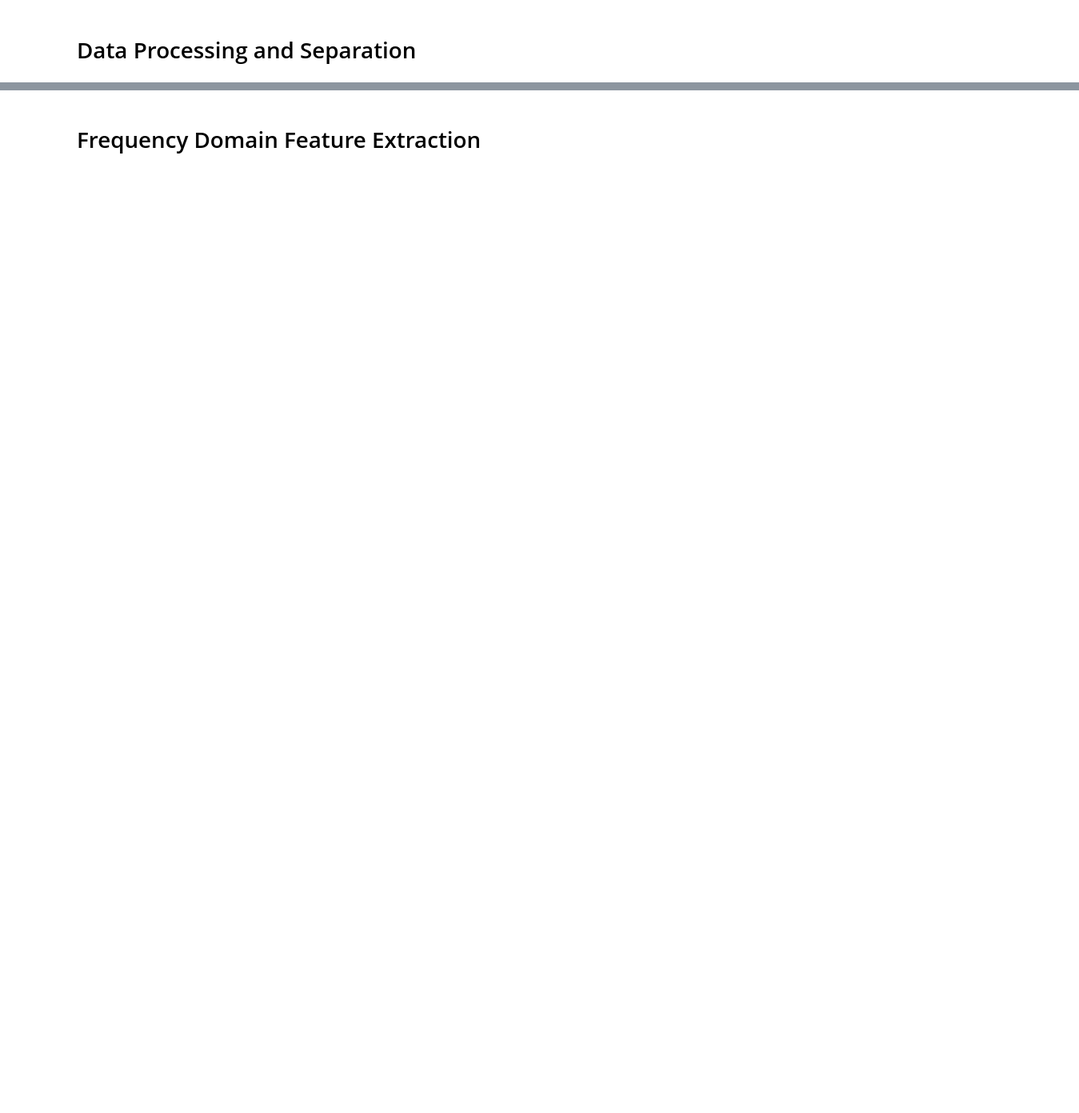
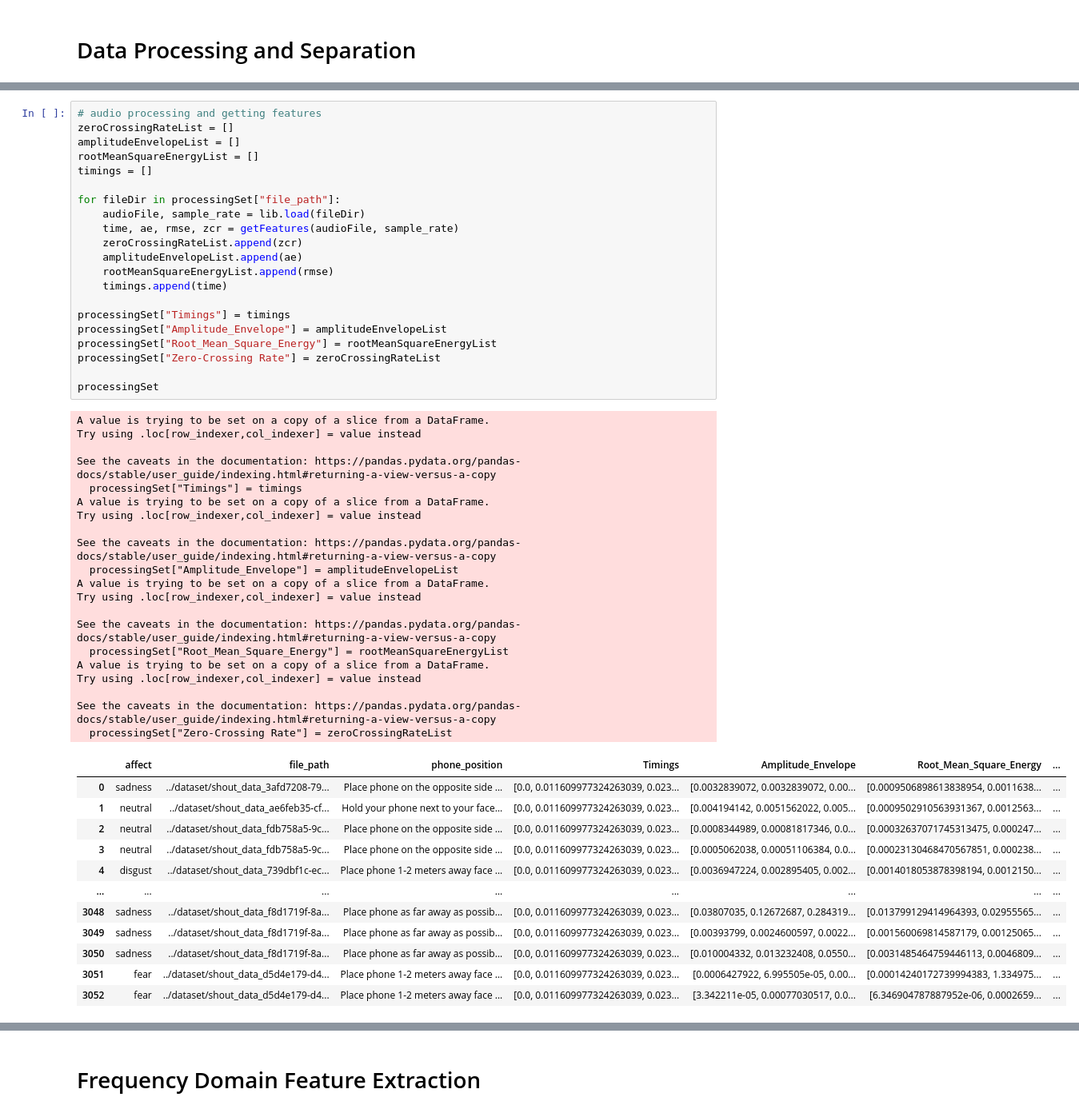
Before and after one commit to Andrew-JG-Ha/BERSt_Vocal_Emotion_Recognition, a Jupyter notebook: models/DataProcessing.ipynb, the cells around one changed output, grey strips where cells are left out. Shown at 80% size. Saved outputs shown, nothing was run; the diff lists cells and outputs as text; blank space fills up the shorter version.

```diff
--- a/models/DataProcessing.ipynb
+++ b/models/DataProcessing.ipynb
@@ -86,0 +156,54 @@ Time-domain features:
+# %%
+# audio processing and getting features
+zeroCrossingRateList = []
+amplitudeEnvelopeList = []
+rootMeanSquareEnergyList = []
+timings = []
+
+for fileDir in processingSet["file_path"]:
+    audioFile, sample_rate = lib.load(fileDir)
+    time, ae, rmse, zcr = getFeatures(audioFile, sample_rate)
+    zeroCrossingRateList.append(zcr)
+    amplitudeEnvelopeList.append(ae)
+    rootMeanSquareEnergyList.append(rmse)
+    timings.append(time)
+
+processingSet["Timings"] = timings
+processingSet["Amplitude_Envelope"] = amplitudeEnvelopeList
+processingSet["Root_Mean_Square_Energy"] = rootMeanSquareEnergyList
+processingSet["Zero-Crossing Rate"] = zeroCrossingRateList
+
+processingSet
+# %% [output]
+A value is trying to be set on a copy of a slice from a DataFrame.
+Try using .loc[row_indexer,col_indexer] = value instead
+
+See the caveats in the documentation: https://pandas.pydata.org/pandas-docs/stable/user_guide/indexing.html#returning-a-view-versus-a-copy
+  processingSet["Timings"] = timings
+A value is trying to be set on a copy of a slice from a DataFrame.
+Try using .loc[row_indexer,col_indexer] = value instead
+
+See the caveats in the documentation: https://pandas.pydata.org/pandas-docs/stable/user_guide/indexing.html#returning-a-view-versus-a-copy
+  processingSet["Amplitude_Envelope"] = amplitudeEnvelopeList
+A value is trying to be set on a copy of a slice from a DataFrame.
+Try using .loc[row_indexer,col_indexer] = value instead
+
+See the caveats in the documentation: https://pandas.pydata.org/pandas-docs/stable/user_guide/indexing.html#returning-a-view-versus-a-copy
+  processingSet["Root_Mean_Square_Energy"] = rootMeanSquareEnergyList
+A value is trying to be set on a copy of a slice from a DataFrame.
+Try using .loc[row_indexer,col_indexer] = value instead
+
+See the caveats in the documentation: https://pandas.pydata.org/pandas-docs/stable/user_guide/indexing.html#returning-a-view-versus-a-copy
+  processingSet["Zero-Crossing Rate"] = zeroCrossingRateList
+|  | affect | file_path | phone_position | Timings | Amplitude_Envelope | Root_Mean_Square_Energy | ... |
+| 0 | sadness | ../dataset/shout_data_3afd7208-79... | Place phone on the opposite side ... | [0.0, 0.011609977324263039, 0.023... | [0.0032839072, 0.0032839072, 0.00... | [0.0009506898613838954, 0.0011638... | ... |
+| 1 | neutral | ../dataset/shout_data_ae6feb35-cf... | Hold your phone next to your face... | [0.0, 0.011609977324263039, 0.023... | [0.004194142, 0.0051562022, 0.005... | [0.0009502910563931367, 0.0012563... | ... |
+| 2 | neutral | ../dataset/shout_data_fdb758a5-9c... | Place phone on the opposite side ... | [0.0, 0.011609977324263039, 0.023... | [0.0008344989, 0.00081817346, 0.0... | [0.00032637071745313475, 0.000247... | ... |
+| 3 | neutral | ../dataset/shout_data_fdb758a5-9c... | Place phone on the opposite side ... | [0.0, 0.011609977324263039, 0.023... | [0.0005062038, 0.00051106384, 0.0... | [0.00023130468470567851, 0.000238... | ... |
+| 4 | disgust | ../dataset/shout_data_739dbf1c-ec... | Place phone 1-2 meters away face ... | [0.0, 0.011609977324263039, 0.023... | [0.0036947224, 0.002895405, 0.002... | [0.0014018053878398194, 0.0012150... | ... |
+| ... | ... | ... | ... | ... | ... | ... | ... |
+| 3048 | sadness | ../dataset/shout_data_f8d1719f-8a... | Place phone as far away as possib... | [0.0, 0.011609977324263039, 0.023... | [0.03807035, 0.12672687, 0.284319... | [0.013799129414964393, 0.02955565... | ... |
+| 3049 | sadness | ../dataset/shout_data_f8d1719f-8a... | Place phone as far away as possib... | [0.0, 0.011609977324263039, 0.023... | [0.00393799, 0.0024600597, 0.0022... | [0.001560069814587179, 0.00125065... | ... |
+| 3050 | sadness | ../dataset/shout_data_f8d1719f-8a... | Place phone as far away as possib... | [0.0, 0.011609977324263039, 0.023... | [0.010004332, 0.013232408, 0.0550... | [0.0031485464759446113, 0.0046809... | ... |
+| 3051 | fear | ../dataset/shout_data_d5d4e179-d4... | Place phone 1-2 meters away face ... | [0.0, 0.011609977324263039, 0.023... | [0.0006427922, 6.995505e-05, 0.00... | [0.00014240172739994383, 1.334975... | ... |
+| 3052 | fear | ../dataset/shout_data_d5d4e179-d4... | Place phone 1-2 meters away face ... | [0.0, 0.011609977324263039, 0.023... | [3.342211e-05, 0.00077030517, 0.0... | [6.346904787887952e-06, 0.0002659... | ... |
```
Also changed, not shown: parts of 6 cells of this notebook.
